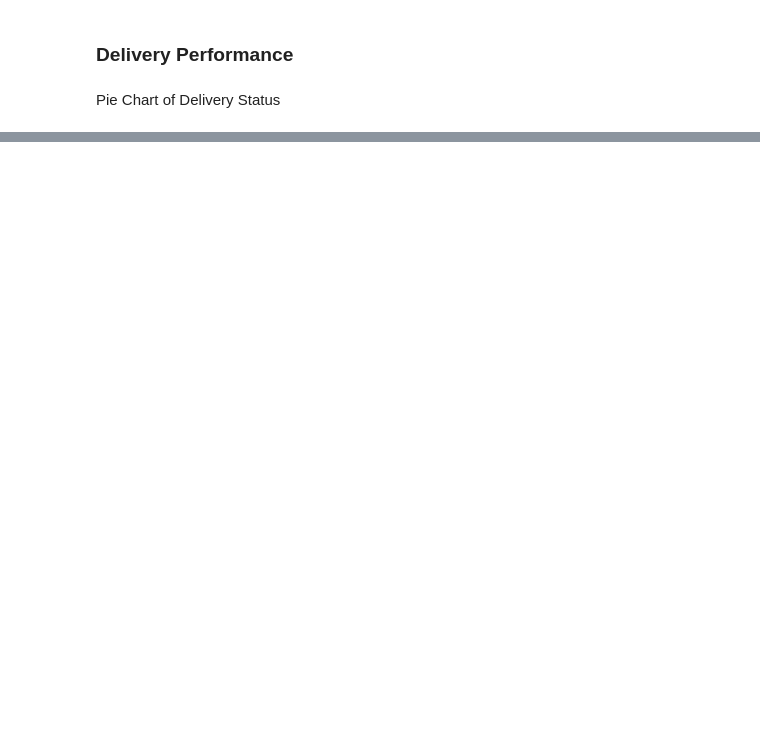
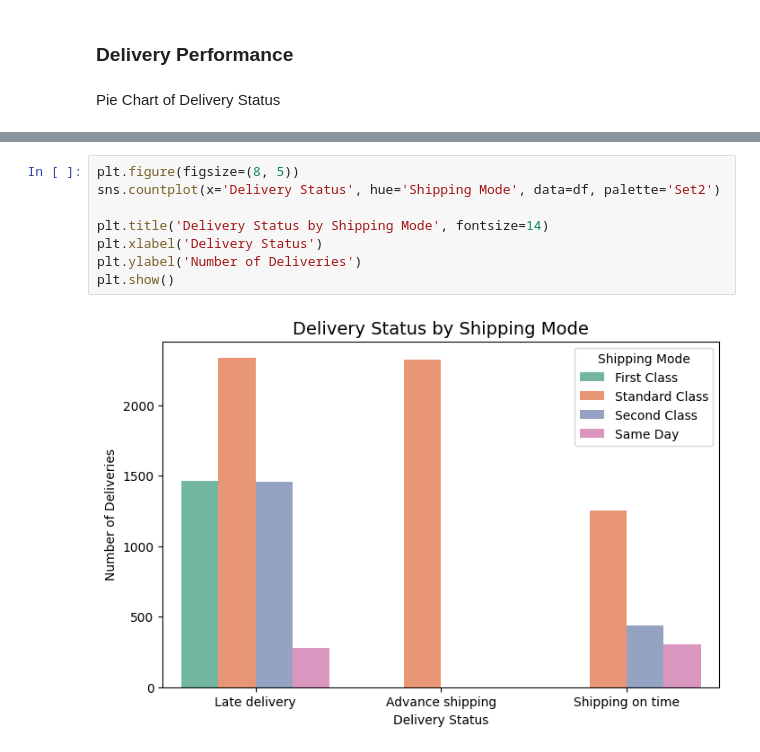
Before and after one commit to hlang014/InternalProject, a Jupyter notebook: Delivery.ipynb, the cells around one changed output, grey strips where cells are left out. Saved outputs shown, nothing was run; the diff lists cells and outputs as text; blank space fills up the shorter version.

```diff
--- a/Delivery.ipynb
+++ b/Delivery.ipynb
@@ -44,0 +40,10 @@ plt.show()
+# %%
+plt.figure(figsize=(8, 5))
+sns.countplot(x='Delivery Status', hue='Shipping Mode', data=df, palette='Set2')
+
+plt.title('Delivery Status by Shipping Mode', fontsize=14)
+plt.xlabel('Delivery Status')
+plt.ylabel('Number of Deliveries')
+plt.show()
+# %% [output]
+[figure, added]
```
Also changed, not shown: parts of 7 cells of this notebook, 1 other file.
